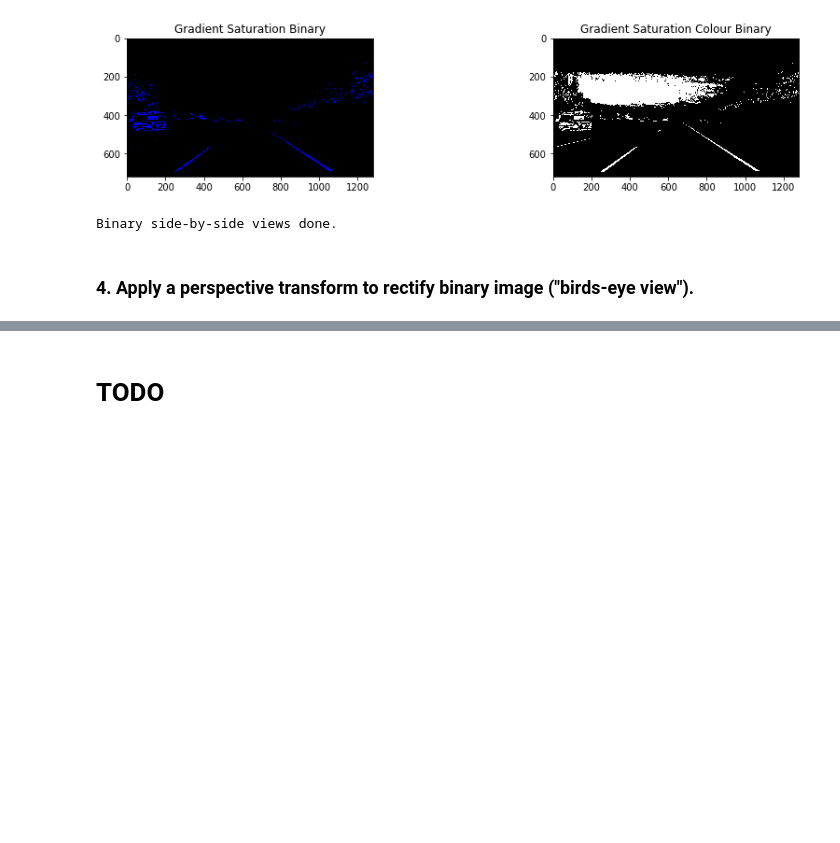
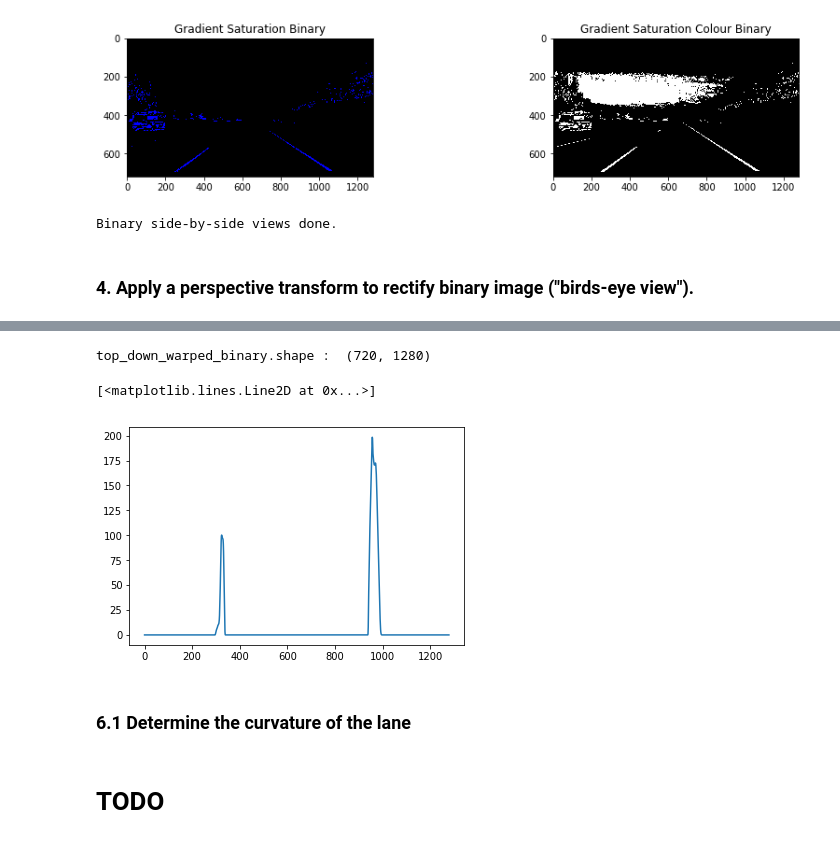
Before and after one commit to wfs/sdc-project-4-advanced-lane-detection, a Jupyter notebook: writeup.ipynb, the cells around one changed output, grey strips where cells are left out. Saved outputs shown, nothing was run; the diff lists cells and outputs as text; code cells hidden in the pictures; blank space fills up the shorter version.

```diff
--- a/writeup.ipynb
+++ b/writeup.ipynb
@@ -333 +338,11 @@ view_polygon_and_warped_images(polygon_undistored_image, top_down_warped_binary)
 Polygon and warped side-by-side views done.
+# %%
+histogram = np.sum(top_down_warped_binary[top_down_warped_binary.shape[0]//2:,:], axis=0)
+print("top_down_warped_binary.shape : ", top_down_warped_binary.shape)
+plt.plot(histogram)
+# %% [output]
+top_down_warped_binary.shape :  (720, 1280)
+[<matplotlib.lines.Line2D at 0x...>]
+[figure, added]
+# %% [markdown]
+### 6.1 Determine the curvature of the lane
```
Also changed, not shown: parts of 10 cells of this notebook, 4 other files.
